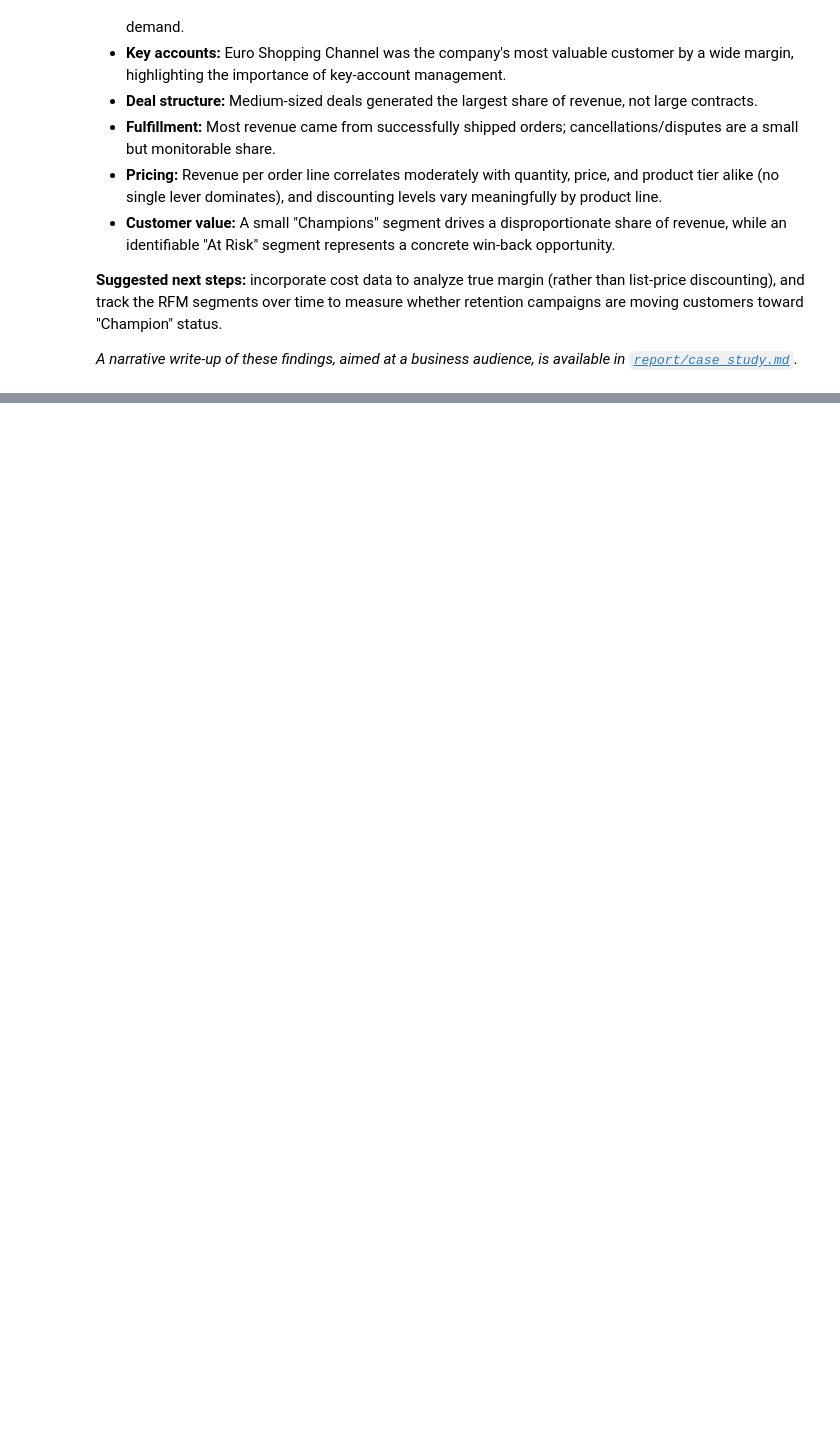
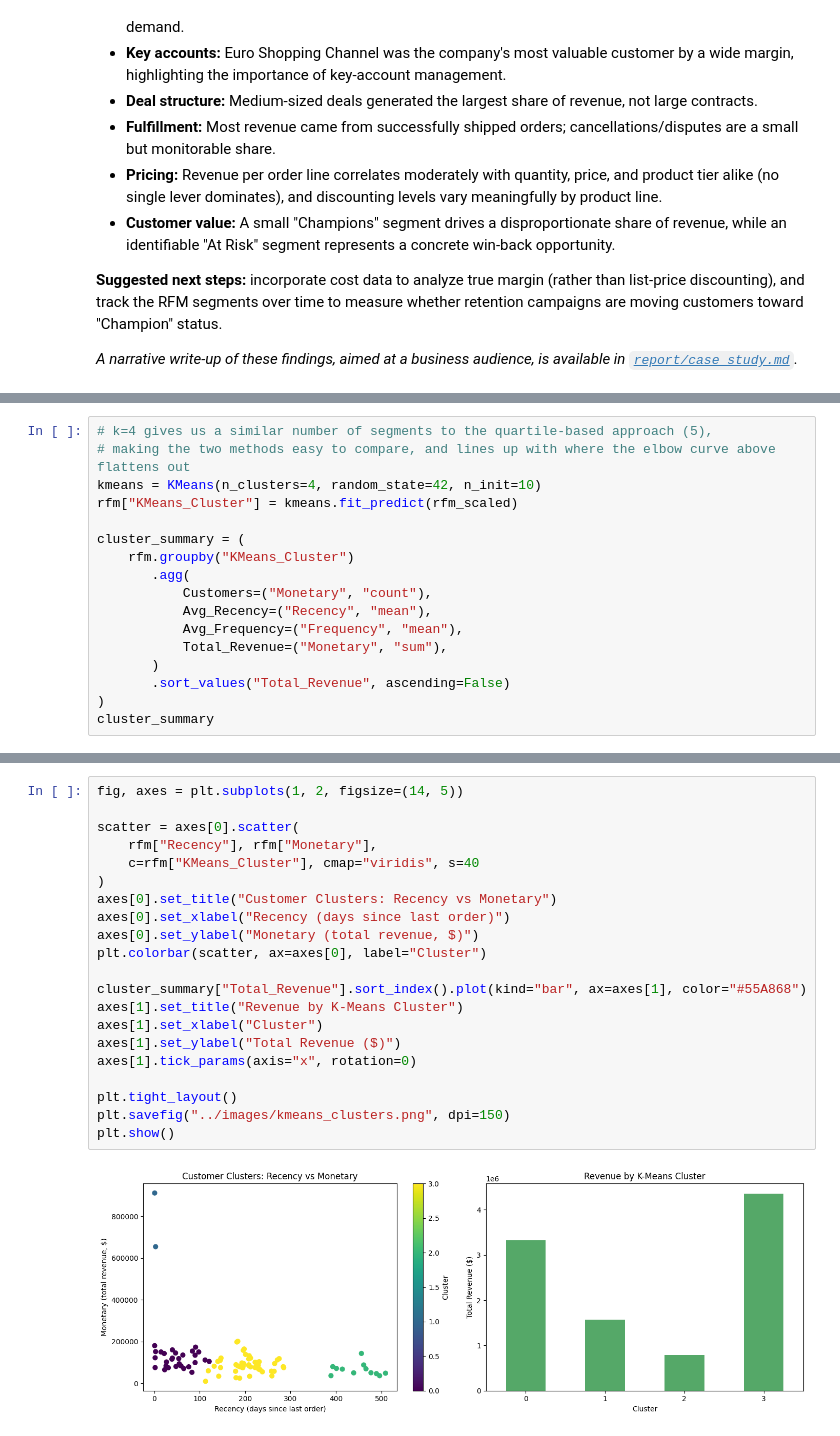
Before and after one commit to MasoudKamali7/sales-analysis, a Jupyter notebook: notebooks/sales_analysis.ipynb, the cells around one changed output, grey strips where cells are left out. Drawn from its saved outputs; the diff is of its cells as text; blank space fills up the shorter version.

```diff
--- a/notebooks/sales_analysis.ipynb
+++ b/notebooks/sales_analysis.ipynb
@@ -585,0 +634,17 @@ A small group of **Champions** (customers who order frequently, recently, and in
+# %%
+# k=4 gives us a similar number of segments to the quartile-based approach (5),
+# making the two methods easy to compare, and lines up with where the elbow curve above flattens out
+kmeans = KMeans(n_clusters=4, random_state=42, n_init=10)
+rfm["KMeans_Cluster"] = kmeans.fit_predict(rfm_scaled)
+
+cluster_summary = (
+    rfm.groupby("KMeans_Cluster")
+       .agg(
+           Customers=("Monetary", "count"),
+           Avg_Recency=("Recency", "mean"),
+           Avg_Frequency=("Frequency", "mean"),
+           Total_Revenue=("Monetary", "sum"),
+       )
+       .sort_values("Total_Revenue", ascending=False)
+)
+cluster_summary
@@ -585,0 +658,23 @@ A small group of **Champions** (customers who order frequently, recently, and in
+# %%
+fig, axes = plt.subplots(1, 2, figsize=(14, 5))
+
+scatter = axes[0].scatter(
+    rfm["Recency"], rfm["Monetary"],
+    c=rfm["KMeans_Cluster"], cmap="viridis", s=40
+)
+axes[0].set_title("Customer Clusters: Recency vs Monetary")
+axes[0].set_xlabel("Recency (days since last order)")
+axes[0].set_ylabel("Monetary (total revenue, $)")
+plt.colorbar(scatter, ax=axes[0], label="Cluster")
+
+cluster_summary["Total_Revenue"].sort_index().plot(kind="bar", ax=axes[1], color="#55A868")
+axes[1].set_title("Revenue by K-Means Cluster")
+axes[1].set_xlabel("Cluster")
+axes[1].set_ylabel("Total Revenue ($)")
+axes[1].tick_params(axis="x", rotation=0)
+
+plt.tight_layout()
+plt.savefig("../images/kmeans_clusters.png", dpi=150)
+plt.show()
+# %% [output]
+[figure, added]
```
Also changed, not shown: parts of 6 cells of this notebook, 5 other files.
